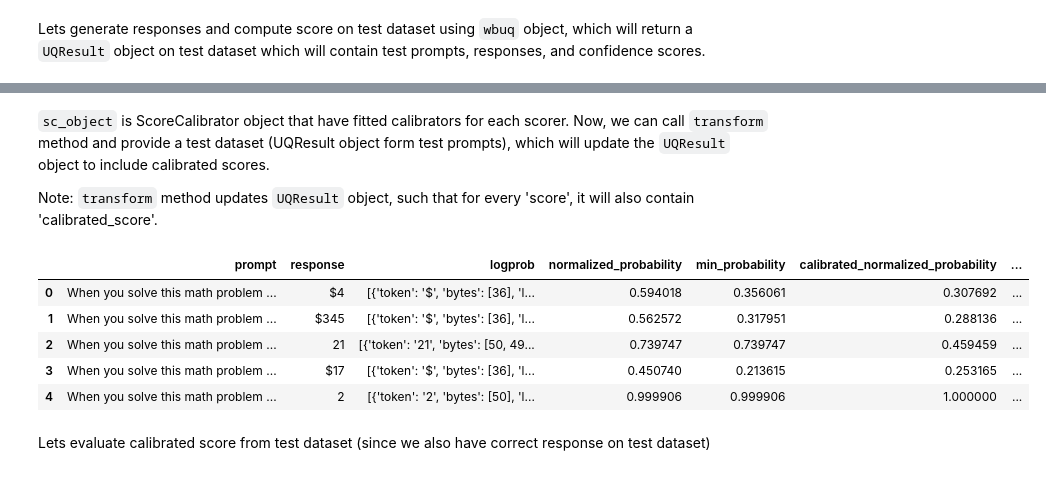
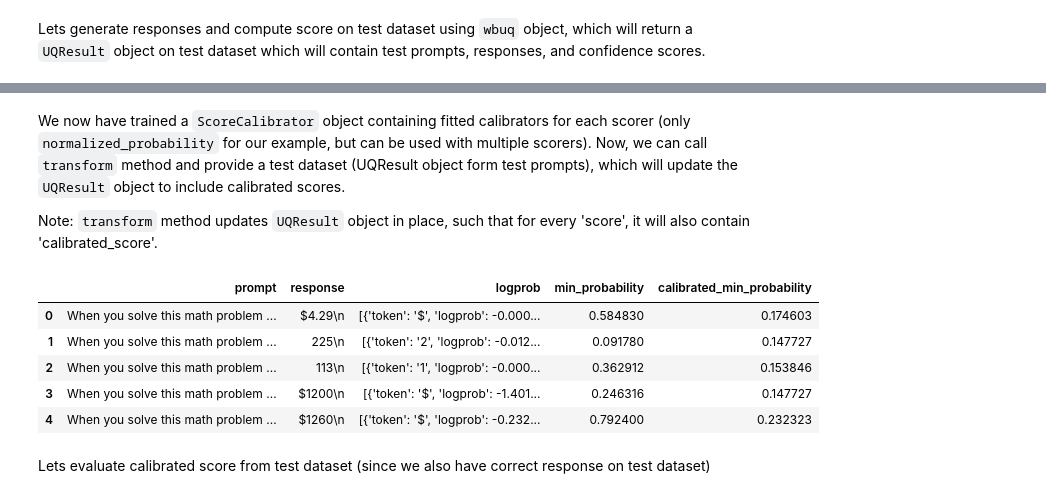
Before and after one commit to nklswld/uqlm, a Jupyter notebook: examples/score_calibration_demo.ipynb, the cells around one changed output, grey strips where cells are left out. Saved outputs shown, nothing was run; the diff lists cells and outputs as text; code cells hidden in the pictures.

```diff
--- a/examples/score_calibration_demo.ipynb
+++ b/examples/score_calibration_demo.ipynb
@@ -99,12 +93,12 @@ llm = AzureChatOpenAI(
 ## 2. Compute Confidence Scores
 We generate model responses and associated confidence scores by leveraging the `WhiteBoxUQ` class. This class generates responses (used GPT-4o in this notebook) to prompts, while also estimating a confidence score for each response usign token probabilities.
 # %%
-wbuq = WhiteBoxUQ(llm=llm, max_calls_per_min=200)
-results = await wbuq.generate_and_score(prompts=prompts)
+wbuq = WhiteBoxUQ(llm=llm, scorers=["min_probability"])
+uq_result = await wbuq.generate_and_score(prompts=train_prompts)
 
 # Convert to dataframe and grade responses against correct answers
-result_df = results.to_df()
-result_df["response_correct"] = [math_postprocessor(r) == a for r, a in zip(result_df["response"], gsm8k["answer"].tolist()[: (n_prompts - n_test)])]
+result_df = uq_result.to_df()
+result_df["response_correct"] = [math_postprocessor(r) == a for r, a in zip(result_df["response"], gsm8k["answer"].tolist()[:n_train])]
 result_df.head()
 # %% [output]
 [interactive output not drawn]
@@ -122,9 +116,9 @@ Confidence scores from uncertainty quantification methods may not be well-calibr
 # %% [markdown]
 The first step is to train the claibrators that can done using `fit` or `fit_transform` method of `ScoreCalibrator` class. You can initiate a class object by choosing a method for training calibrators. Then call `fit_transform` method be providing `UQResult` object from training dataset and correct responses.
 # %%
-sc_object = ScoreCalibrator(method="isotonic")
-sc_object.fit_transform(results, result_df.response_correct)
+sc = ScoreCalibrator(method="isotonic")
+sc.fit_transform(uq_result=uq_result, correct_indicators=result_df.response_correct)
 
-results_df = results.to_df()
+results_df = uq_result.to_df()
 results_df.head()
 # %% [output]
@@ -143,7 +137,3 @@ You can evaluate the performance of calibrated scores using `evaluate_calibratio
 # metrics
 # %% [markdown]
 Lets generate responses and compute score on test dataset using `wbuq` object, which will return a `UQResult` object on test dataset which will contain test prompts, responses, and confidence scores.
-# %%
-test_prompts = [MATH_INSTRUCTION + prompt for prompt in gsm8k.question][-n_test:]
-
-test_result = await wbuq.generate_and_score(test_prompts)
@@ -152,0 +140,2 @@ test_result = await wbuq.generate_and_score(test_prompts)
+# %%
+test_result = await wbuq.generate_and_score(prompts=test_prompts)
@@ -153,20 +145,20 @@ test_result = await wbuq.generate_and_score(test_prompts)
 # %% [markdown]
-`sc_object` is ScoreCalibrator object that have fitted calibrators for each scorer. Now, we can call `transform` method and provide a test dataset (UQResult object form test prompts), which will update the `UQResult` object to include calibrated scores.
+We now have trained a `ScoreCalibrator` object containing fitted calibrators for each scorer (only `normalized_probability` for our example, but can be used with multiple scorers). Now, we can call `transform` method and provide a test dataset (UQResult object form test prompts), which will update the `UQResult` object to include calibrated scores.
 
-Note: `transform` method updates `UQResult` object, such that for every 'score', it will also contain 'calibrated_score'.
+Note: `transform` method updates `UQResult` object in place, such that for every 'score', it will also contain 'calibrated_score'.
 # %%
 # Calibrate scores
-sc_object.transform(test_result)
+sc.transform(test_result)
 
 test_result_df = test_result.to_df()
 test_result_df.head()
 # %% [output]
-|  | prompt | response | logprob | normalized_probability | min_probability | calibrated_normalized_probability | ... |
-| 0 | When you solve this math problem ... | $4 | [{'token': '$', 'bytes': [36], 'l... | 0.594018 | 0.356061 | 0.307692 | ... |
-| 1 | When you solve this math problem ... | $345 | [{'token': '$', 'bytes': [36], 'l... | 0.562572 | 0.317951 | 0.288136 | ... |
-| 2 | When you solve this math problem ... | 21 | [{'token': '21', 'bytes': [50, 49... | 0.739747 | 0.739747 | 0.459459 | ... |
-| 3 | When you solve this math problem ... | $17 | [{'token': '$', 'bytes': [36], 'l... | 0.450740 | 0.213615 | 0.253165 | ... |
-| 4 | When you solve this math problem ... | 2 | [{'token': '2', 'bytes': [50], 'l... | 0.999906 | 0.999906 | 1.000000 | ... |
+|  | prompt | response | logprob | min_probability | calibrated_min_probability |
+| 0 | When you solve this math problem ... | $4.29\n | [{'token': '$', 'logprob': -0.000... | 0.584830 | 0.174603 |
+| 1 | When you solve this math problem ... | 225\n | [{'token': '2', 'logprob': -0.012... | 0.091780 | 0.147727 |
+| 2 | When you solve this math problem ... | 113\n | [{'token': '1', 'logprob': -0.000... | 0.362912 | 0.153846 |
+| 3 | When you solve this math problem ... | $1200\n | [{'token': '$', 'logprob': -1.401... | 0.246316 | 0.147727 |
+| 4 | When you solve this math problem ... | $1260\n | [{'token': '$', 'logprob': -0.232... | 0.792400 | 0.232323 |
 # %% [markdown]
 Lets evaluate calibrated score from test dataset (since we also have correct response on test dataset)
 # %%
```
Also changed, not shown: parts of 13 cells of this notebook, 2 other files.
